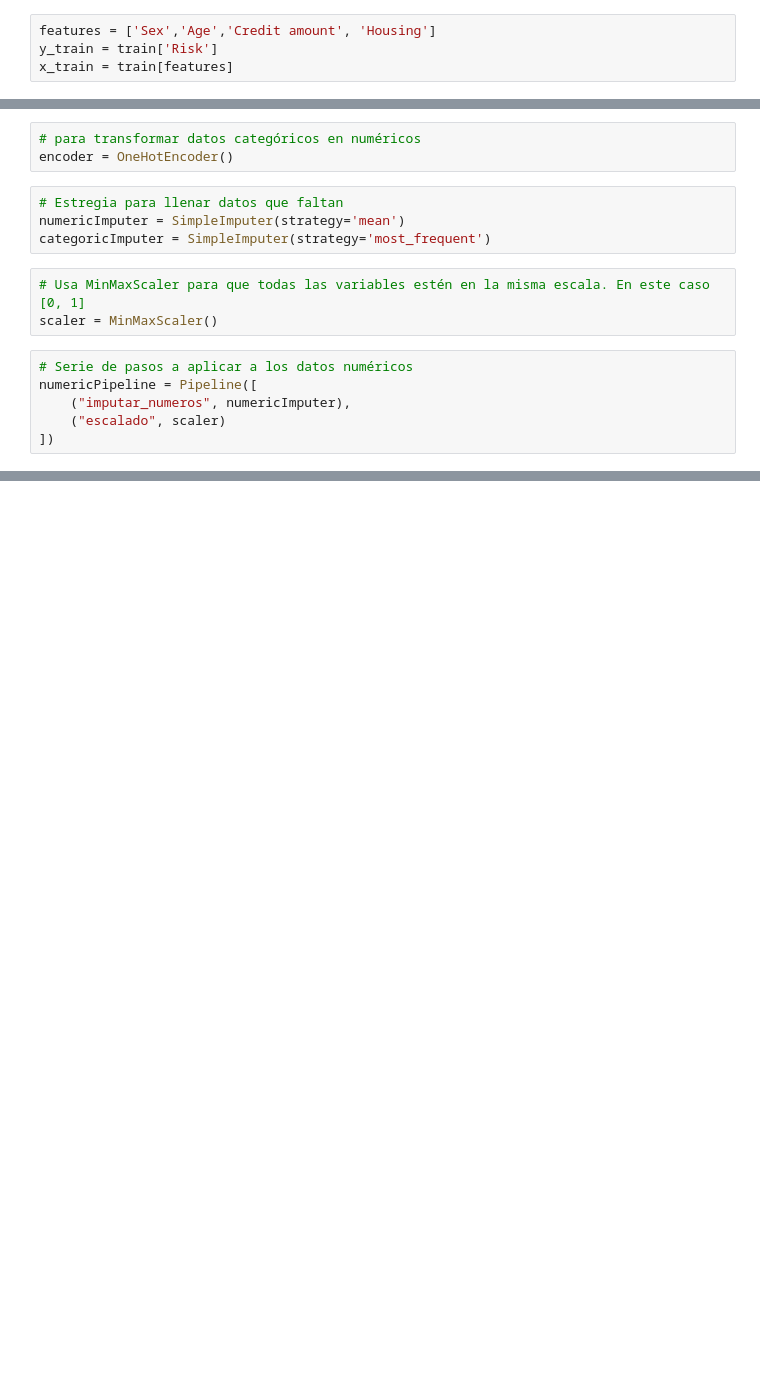
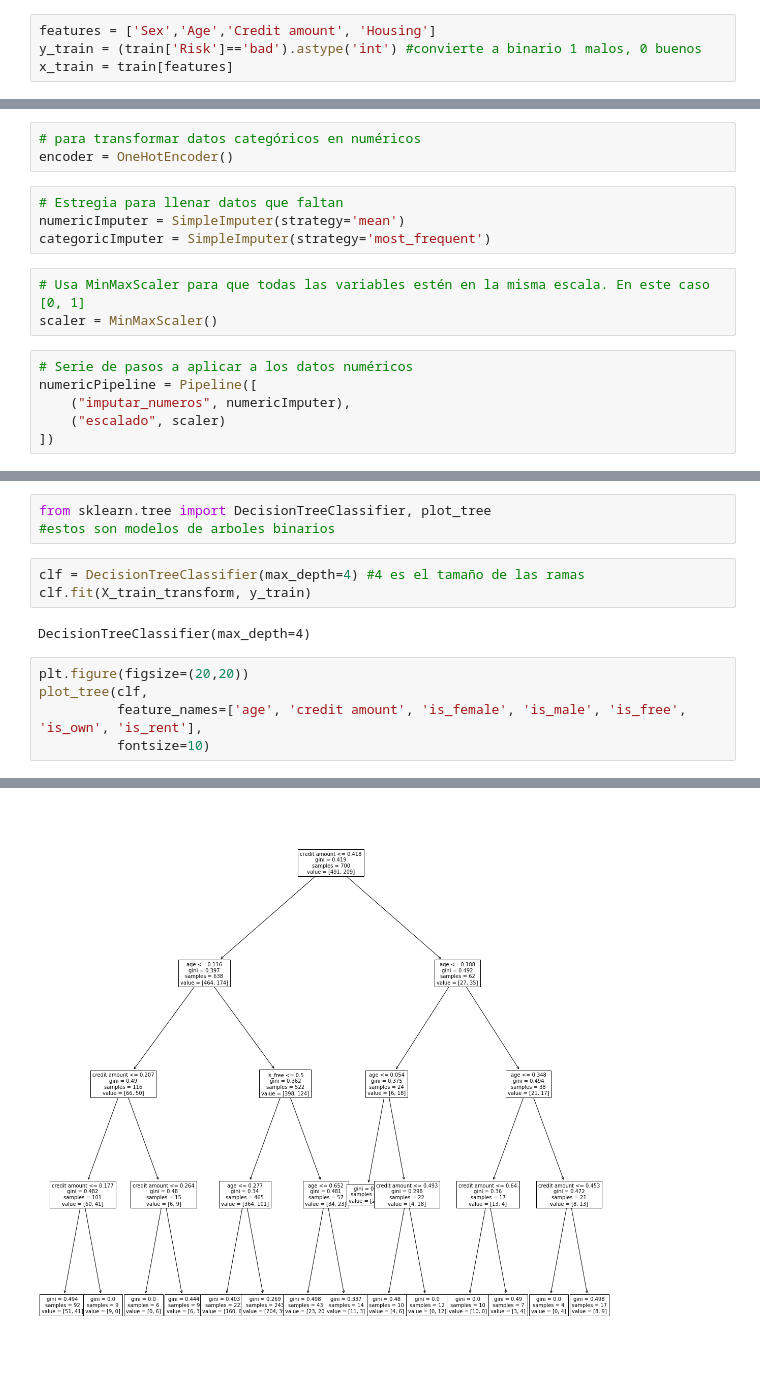
Before and after one commit to JavierRCCEdu/modeloCredito, a Jupyter notebook: notebooks/2-modelo inicial.ipynb, the cells around one changed output, grey strips where cells are left out. Saved outputs shown, nothing was run; the diff lists cells and outputs as text; blank space fills up the shorter version.

Commit message:
se incluyen 1ros preprocesamientos de variables, trasnformacion de datos, encodes, y arboles de decision

```diff
--- a/notebooks/2-modelo inicial.ipynb
+++ b/notebooks/2-modelo inicial.ipynb
@@ -93,5 +93,5 @@ axs[0,0].bar(Rgo_sex_Ind, Rgo_sex_Ind.iloc[:])
 [figure]
 # %%
 features = ['Sex','Age','Credit amount', 'Housing']
-y_train = train['Risk']
+y_train = (train['Risk']=='bad').astype('int') #convierte a binario 1 malos, 0 buenos
 x_train = train[features]
@@ -163,0 +191,14 @@ array([[0.29451531, 0.04126775, 0.        , 1.        , 1.        ,
+# %%
+from sklearn.tree import DecisionTreeClassifier, plot_tree
+#estos son modelos de arboles binarios
+# %%
+clf = DecisionTreeClassifier(max_depth=4) #4 es el tamaño de las ramas
+clf.fit(X_train_transform, y_train)
+# %% [output]
+DecisionTreeClassifier(max_depth=4)
+# %%
+plt.figure(figsize=(20,20))
+plot_tree(clf,
+          feature_names=['age', 'credit amount', 'is_female', 'is_male', 'is_free', 'is_own', 'is_rent'],
+          fontsize=10)
+# %% [output]
@@ -163,0 +222 @@ array([[0.29451531, 0.04126775, 0.        , 1.        , 1.        ,
+[figure, added]
```
Also changed, not shown: parts of 21 cells of this notebook.
